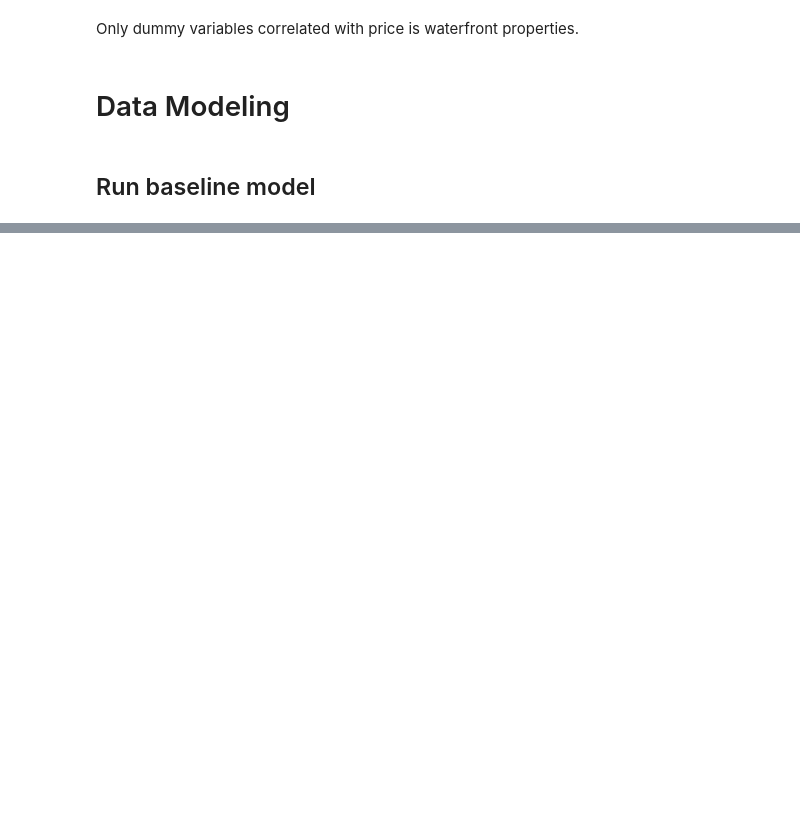
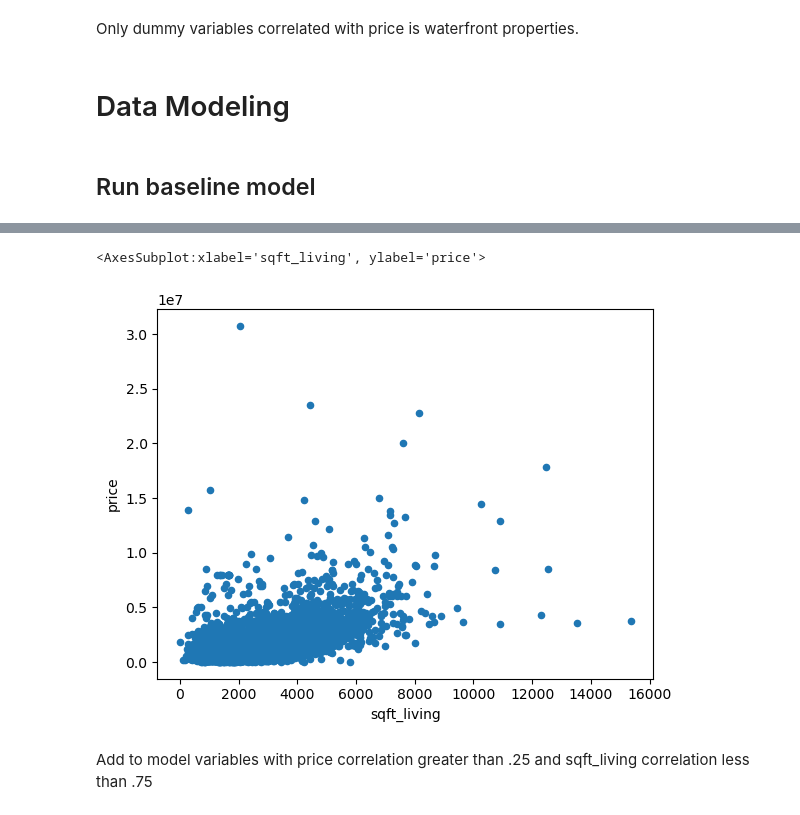
Before and after one commit to jmarksk/RealEstateProject2, a Jupyter notebook: student.ipynb, the cells around one changed output, grey strips where cells are left out. Drawn from its saved outputs; the diff is of its cells as text; code cells hidden in the pictures; blank space fills up the shorter version.

```diff
--- a/student.ipynb
+++ b/student.ipynb
@@ -388,3 +420,10 @@ Notes:
 [1] Standard Errors assume that the covariance matrix of the errors is correctly specified.
 [2] The condition number is large, 5.56e+03. This might indicate that there are
 strong multicollinearity or other numerical problems.
+# %%
+df.plot(kind = 'scatter',x='sqft_living',y= 'price')
+# %% [output]
+<AxesSubplot:xlabel='sqft_living', ylabel='price'>
+[figure, added]
+# %% [markdown]
+Add to model variables with price correlation greater than .25 and sqft_living correlation less than .75
```
Also changed, not shown: parts of 150 cells of this notebook.
